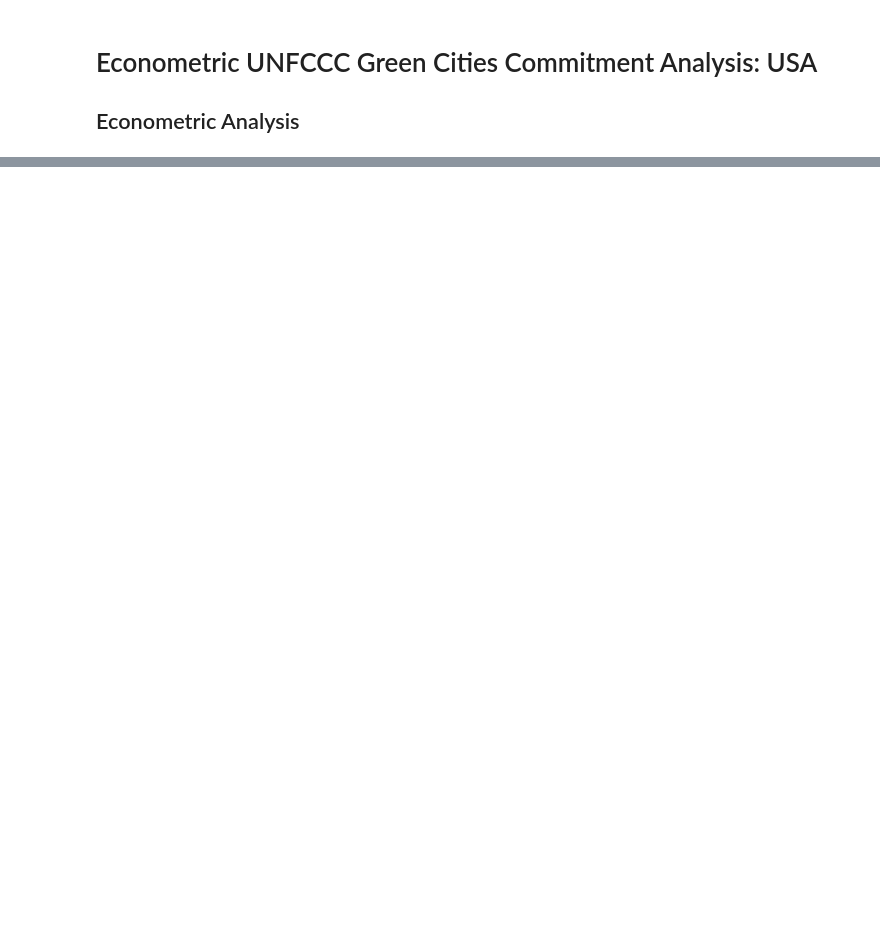
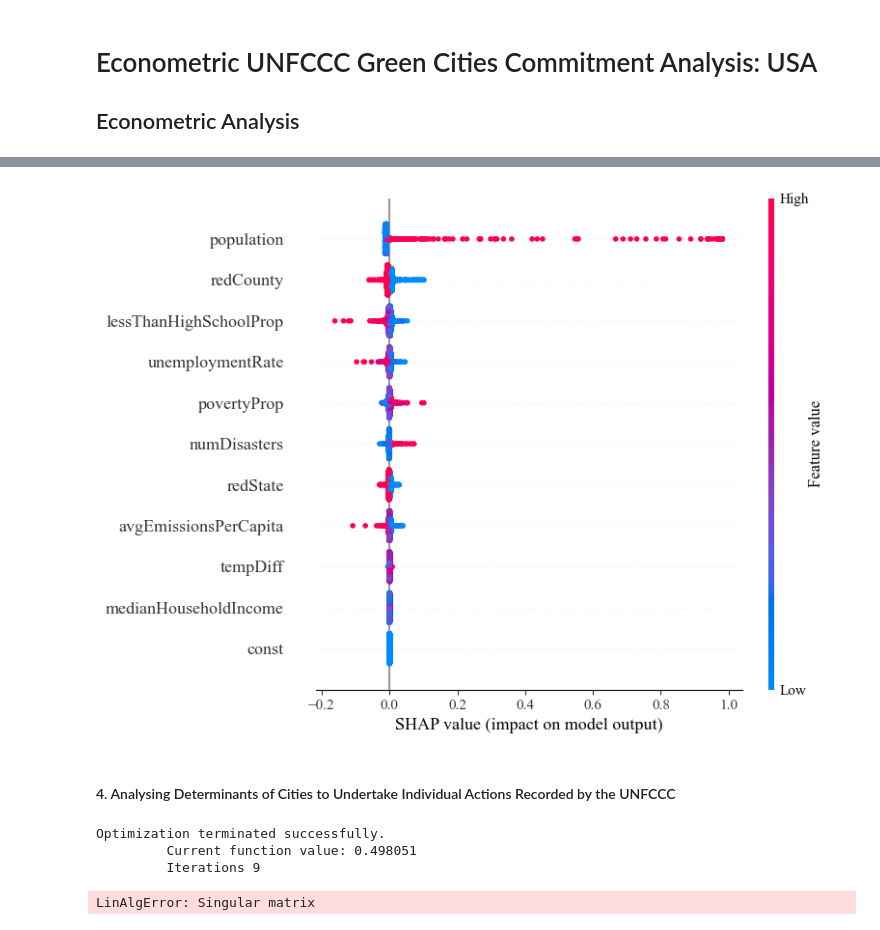
Before and after one commit to paulroconnor/UNFCCC-Econometric-Analysis, a Jupyter notebook: EconometricAnalysis.ipynb, the cells around one changed output, grey strips where cells are left out. Drawn from its saved outputs; the diff is of its cells as text; code cells hidden in the pictures; blank space fills up the shorter version.

```diff
--- a/EconometricAnalysis.ipynb
+++ b/EconometricAnalysis.ipynb
@@ -56,0 +98,13 @@ FitRandomForest(df_all, y_var = 'UNFCCC', X_vars = ['population','redCounty','re
+# %%
+shap.summary_plot(shap_values, X)
+# %% [output]
+[figure, added]
+# %% [markdown]
+#### 4. Analysing Determinants of Cities to Undertake Individual Actions Recorded by the UNFCCC
+# %%
+FitLogistic(df_unfccc, y_var = 'hasCommitments', X_vars = ['population','redCounty','redState','unemploymentRate','povertyProp','tempDiff','numDisasters','avgEmissionsPerCapita','lessThanHighSchoolProp','medianHouseholdIncome']) # ,'medianAge','whiteProp'
+# %% [output]
+Optimization terminated successfully.
+         Current function value: 0.498051
+         Iterations 9
+LinAlgError: Singular matrix
```
Also changed, not shown: parts of 9 cells of this notebook.
